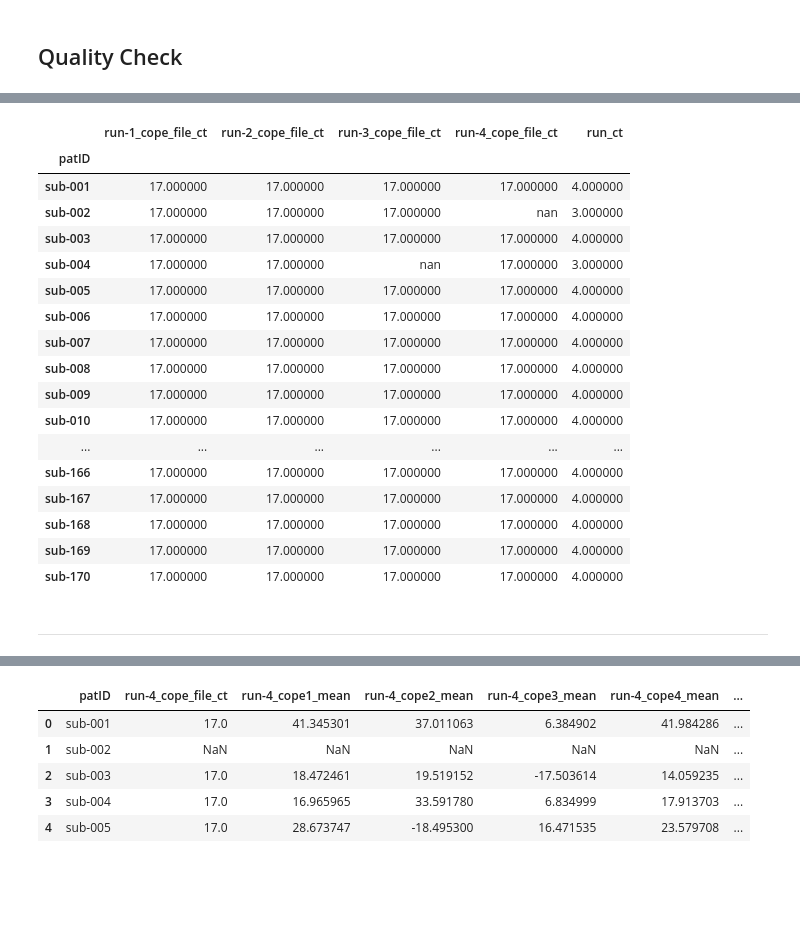
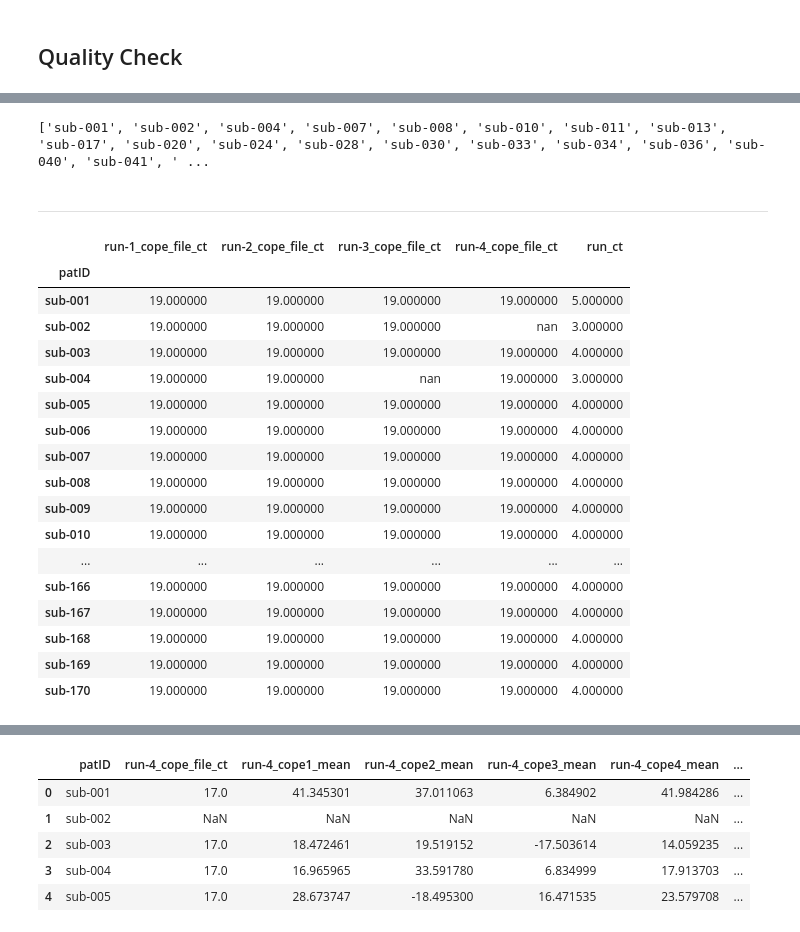
Before and after one commit to niblunc/bbx, a Jupyter notebook: code/ntbk_FSL_Feat1.ipynb, the cells around one changed output, grey strips where cells are left out. Drawn from its saved outputs; the diff is of its cells as text; code cells hidden in the pictures; blank space fills up the shorter version.

```diff
--- a/code/ntbk_FSL_Feat1.ipynb
+++ b/code/ntbk_FSL_Feat1.ipynb
@@ -290,0 +304,2 @@ feat1_dfs=feat1_qc('method2')
+# %%
+dfs=obj.feat1_qc('19contrasts')
@@ -291,3 +309,8 @@ feat1_dfs=feat1_qc('method2')
+# %%
+s1,s2=dfs[0][1],dfs[1][1]
+# %%
+s1.index.name='patID'
+s2.index.name='patID'
 # %%
 s1_feat1_df=feat1_dfs[0][1]
 s1_feat1_df.index.name = "patID"
@@ -310,0 +323,3 @@ s1_feat1_df = s1_feat1_df.reindex(sorted(s1_feat1_df.columns), axis=1)
+# %%
+s1 = s1.reindex(sorted(s1.columns), axis=1) #sort columns
+s2 = s2.reindex(sorted(s2.columns), axis=1) #sort columns
@@ -360,21 +338,0 @@ s1_feat1_m2= s1_feat1_m2.reindex(sorted(s1_feat1_m2.columns), axis=1)
-# %%
-s1_feat1_m2.style.highlight_null('red')
-# %% [output]
-|  | run-1_cope_file_ct | run-2_cope_file_ct | run-3_cope_file_ct | run-4_cope_file_ct | run_ct |
-| patID |  |  |  |  |  |
-| sub-001 | 17.000000 | 17.000000 | 17.000000 | 17.000000 | 4.000000 |
-| sub-002 | 17.000000 | 17.000000 | 17.000000 | nan | 3.000000 |
-| sub-003 | 17.000000 | 17.000000 | 17.000000 | 17.000000 | 4.000000 |
-| sub-004 | 17.000000 | 17.000000 | nan | 17.000000 | 3.000000 |
-| sub-005 | 17.000000 | 17.000000 | 17.000000 | 17.000000 | 4.000000 |
-| sub-006 | 17.000000 | 17.000000 | 17.000000 | 17.000000 | 4.000000 |
-| sub-007 | 17.000000 | 17.000000 | 17.000000 | 17.000000 | 4.000000 |
-| sub-008 | 17.000000 | 17.000000 | 17.000000 | 17.000000 | 4.000000 |
-| sub-009 | 17.000000 | 17.000000 | 17.000000 | 17.000000 | 4.000000 |
-| sub-010 | 17.000000 | 17.000000 | 17.000000 | 17.000000 | 4.000000 |
-| ... | ... | ... | ... | ... | ... |
-| sub-166 | 17.000000 | 17.000000 | 17.000000 | 17.000000 | 4.000000 |
-| sub-167 | 17.000000 | 17.000000 | 17.000000 | 17.000000 | 4.000000 |
-| sub-168 | 17.000000 | 17.000000 | 17.000000 | 17.000000 | 4.000000 |
-| sub-169 | 17.000000 | 17.000000 | 17.000000 | 17.000000 | 4.000000 |
-| sub-170 | 17.000000 | 17.000000 | 17.000000 | 17.000000 | 4.000000 |
@@ -381,2 +342,27 @@ s1_feat1_m2.style.highlight_null('red')
+# %%
+print(X+Y)
+# %% [output]
+['sub-001', 'sub-002', 'sub-004', 'sub-007', 'sub-008', 'sub-010', 'sub-011', 'sub-013', 'sub-017', 'sub-020', 'sub-024', 'sub-028', 'sub-030', 'sub-033', 'sub-034', 'sub-036', 'sub-040', 'sub-041', ' ...
 # %% [markdown]
 ---
+# %%
+s1.style.highlight_null('red')
+# %% [output]
+|  | run-1_cope_file_ct | run-2_cope_file_ct | run-3_cope_file_ct | run-4_cope_file_ct | run_ct |
+| patID |  |  |  |  |  |
+| sub-001 | 19.000000 | 19.000000 | 19.000000 | 19.000000 | 5.000000 |
+| sub-002 | 19.000000 | 19.000000 | 19.000000 | nan | 3.000000 |
+| sub-003 | 19.000000 | 19.000000 | 19.000000 | 19.000000 | 4.000000 |
+| sub-004 | 19.000000 | 19.000000 | nan | 19.000000 | 3.000000 |
+| sub-005 | 19.000000 | 19.000000 | 19.000000 | 19.000000 | 4.000000 |
+| sub-006 | 19.000000 | 19.000000 | 19.000000 | 19.000000 | 4.000000 |
+| sub-007 | 19.000000 | 19.000000 | 19.000000 | 19.000000 | 4.000000 |
+| sub-008 | 19.000000 | 19.000000 | 19.000000 | 19.000000 | 4.000000 |
+| sub-009 | 19.000000 | 19.000000 | 19.000000 | 19.000000 | 4.000000 |
+| sub-010 | 19.000000 | 19.000000 | 19.000000 | 19.000000 | 4.000000 |
+| ... | ... | ... | ... | ... | ... |
+| sub-166 | 19.000000 | 19.000000 | 19.000000 | 19.000000 | 4.000000 |
+| sub-167 | 19.000000 | 19.000000 | 19.000000 | 19.000000 | 4.000000 |
+| sub-168 | 19.000000 | 19.000000 | 19.000000 | 19.000000 | 4.000000 |
+| sub-169 | 19.000000 | 19.000000 | 19.000000 | 19.000000 | 4.000000 |
+| sub-170 | 19.000000 | 19.000000 | 19.000000 | 19.000000 | 4.000000 |
```
Also changed, not shown: parts of 49 cells of this notebook, 4 other files.
